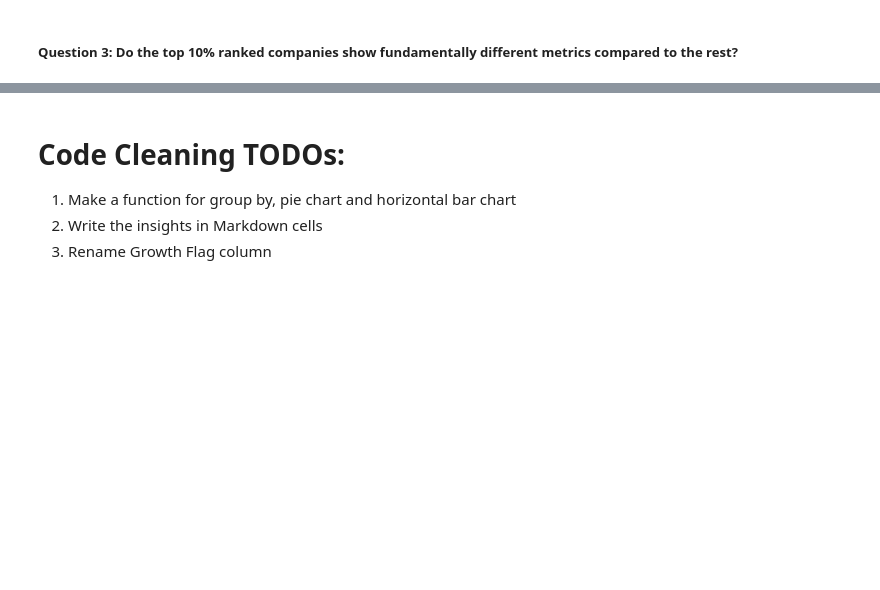
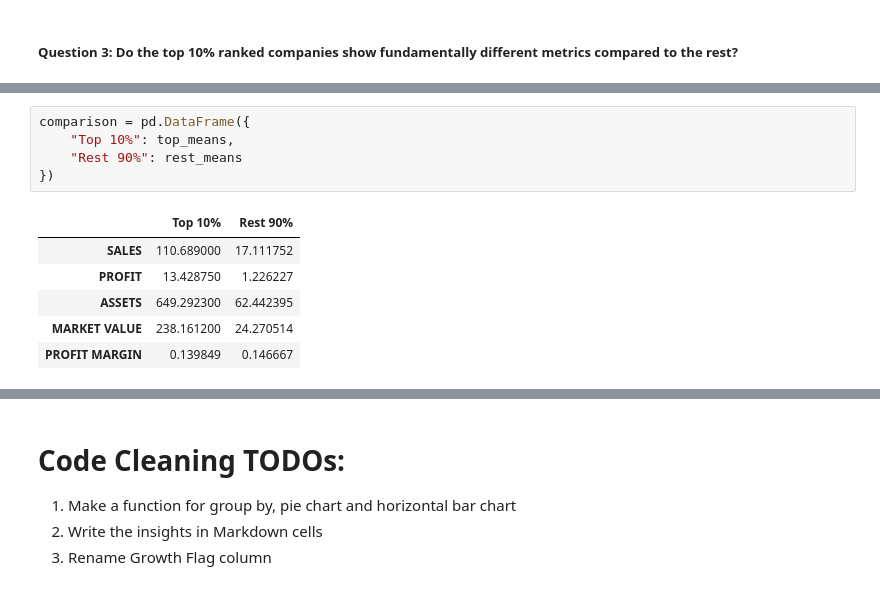
Before and after one commit to GauriR011/Forbes-Global-2025, a Jupyter notebook: Code.ipynb, the cells around one changed output, grey strips where cells are left out. Drawn from its saved outputs; the diff is of its cells as text; blank space fills up the shorter version.

```diff
--- a/Code.ipynb
+++ b/Code.ipynb
@@ -893,0 +912,12 @@ plt.show()
+# %%
+comparison = pd.DataFrame({
+    "Top 10%": top_means,
+    "Rest 90%": rest_means
+})
+# %% [output]
+|  | Top 10% | Rest 90% |
+| SALES | 110.689000 | 17.111752 |
+| PROFIT | 13.428750 | 1.226227 |
+| ASSETS | 649.292300 | 62.442395 |
+| MARKET VALUE | 238.161200 | 24.270514 |
+| PROFIT MARGIN | 0.139849 | 0.146667 |
```
Also changed, not shown: parts of 6 cells of this notebook.
